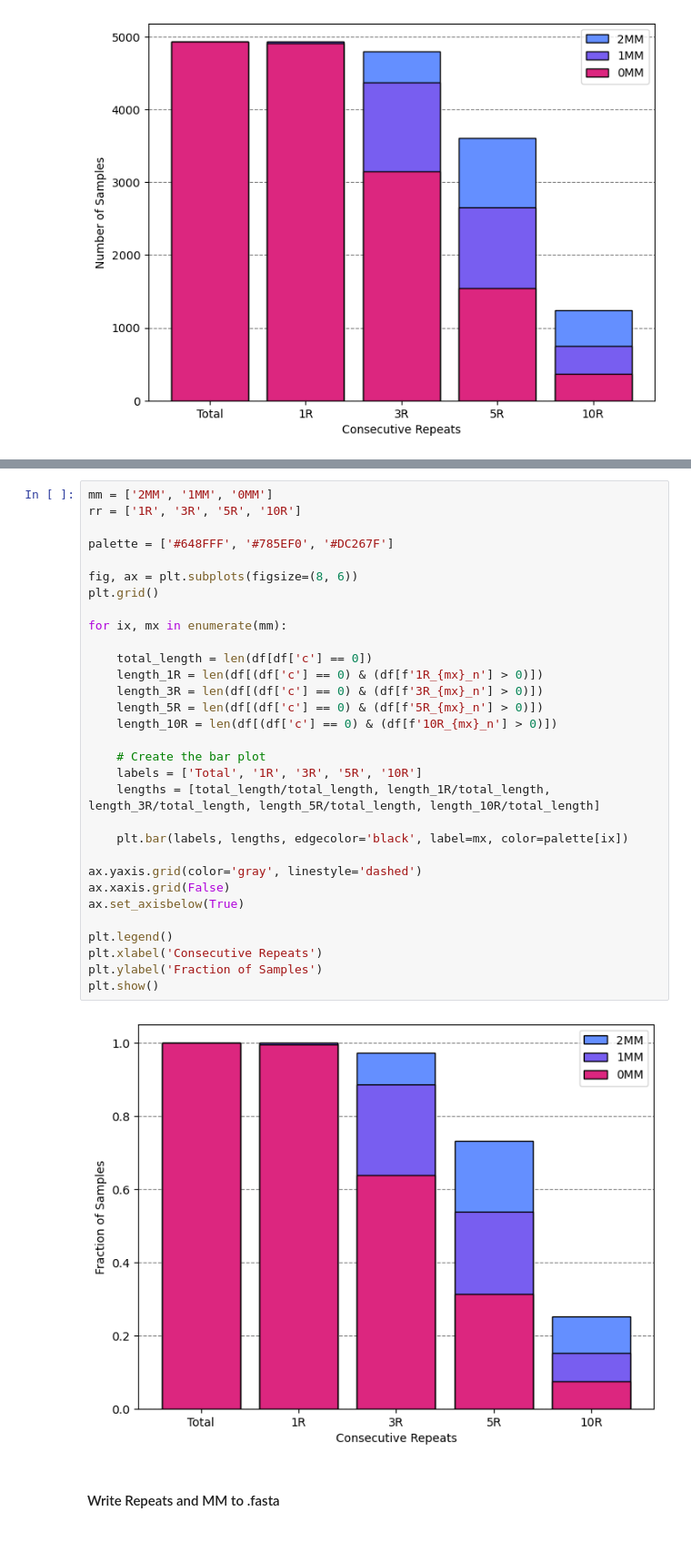
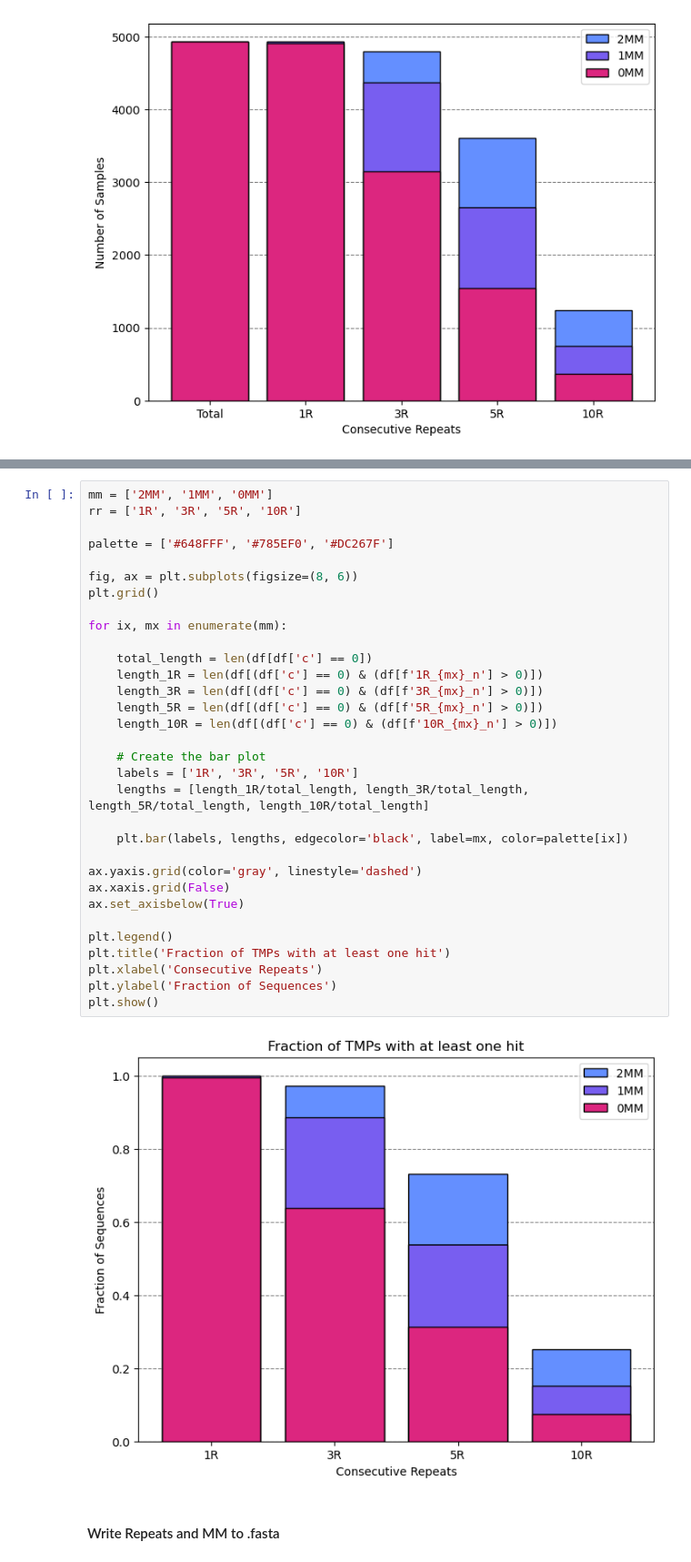
Before and after one commit to donEnno/hendecads, a Jupyter notebook: 1_RegEx/regEx_analysis.ipynb, the cells around one changed output, grey strips where cells are left out. Shown at 91% size. Cells and saved outputs as stored; diff of their text form.

```diff
--- a/1_RegEx/regEx_analysis.ipynb
+++ b/1_RegEx/regEx_analysis.ipynb
@@ -262,36 +258,37 @@ plt.show()
 # %%
 mm = ['2MM', '1MM', '0MM']
 rr = ['1R', '3R', '5R', '10R']
 
 palette = ['#648FFF', '#785EF0', '#DC267F']
 
 fig, ax = plt.subplots(figsize=(8, 6))
 plt.grid()
 
 for ix, mx in enumerate(mm):
 
     total_length = len(df[df['c'] == 0])
     length_1R = len(df[(df['c'] == 0) & (df[f'1R_{mx}_n'] > 0)])
     length_3R = len(df[(df['c'] == 0) & (df[f'3R_{mx}_n'] > 0)])
     length_5R = len(df[(df['c'] == 0) & (df[f'5R_{mx}_n'] > 0)])
     length_10R = len(df[(df['c'] == 0) & (df[f'10R_{mx}_n'] > 0)])
 
     # Create the bar plot
-    labels = ['Total', '1R', '3R', '5R', '10R']
-    lengths = [total_length/total_length, length_1R/total_length, length_3R/total_length, length_5R/total_length, length_10R/total_length]
+    labels = ['1R', '3R', '5R', '10R']
+    lengths = [length_1R/total_length, length_3R/total_length, length_5R/total_length, length_10R/total_length]
 
     plt.bar(labels, lengths, edgecolor='black', label=mx, color=palette[ix])
 
 ax.yaxis.grid(color='gray', linestyle='dashed')
 ax.xaxis.grid(False)
 ax.set_axisbelow(True)
 
 plt.legend()
+plt.title('Fraction of TMPs with at least one hit')
 plt.xlabel('Consecutive Repeats')
-plt.ylabel('Fraction of Samples')
+plt.ylabel('Fraction of Sequences')
 plt.show()
 # %% [output]
-[figure, old version]
+[figure, new version]
 # %% [markdown]
 #### Write Repeats and MM to .fasta
 # %%
```
Also changed, not shown: parts of 2 cells of this notebook.
